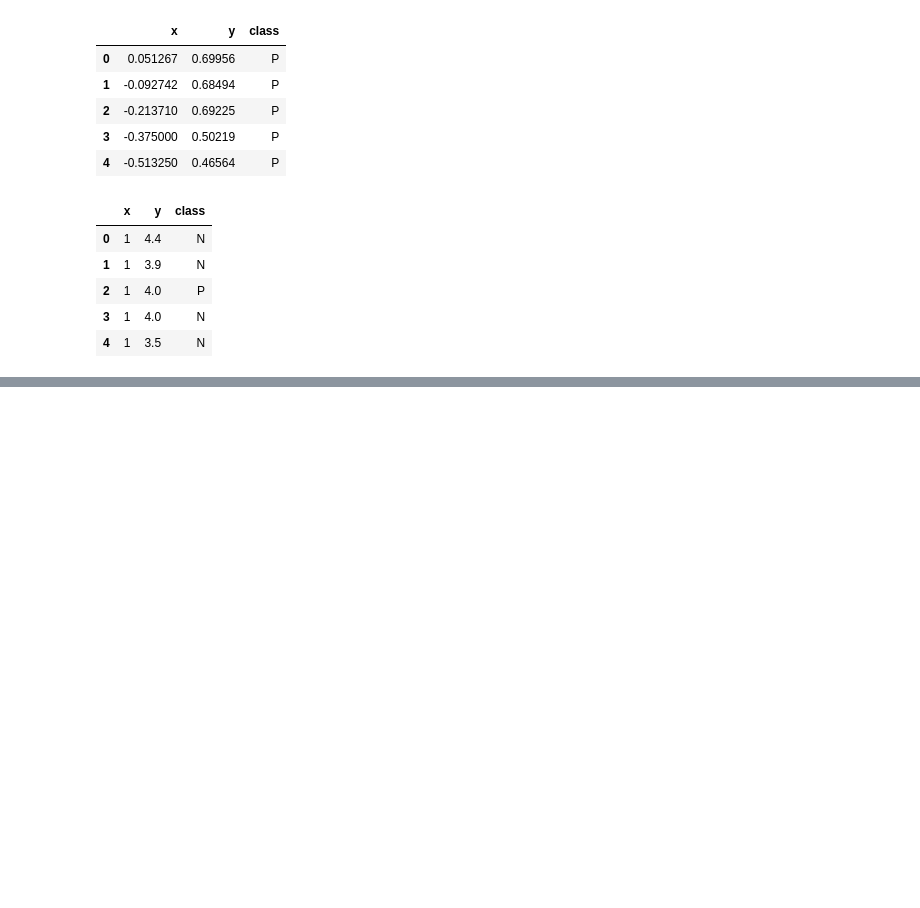
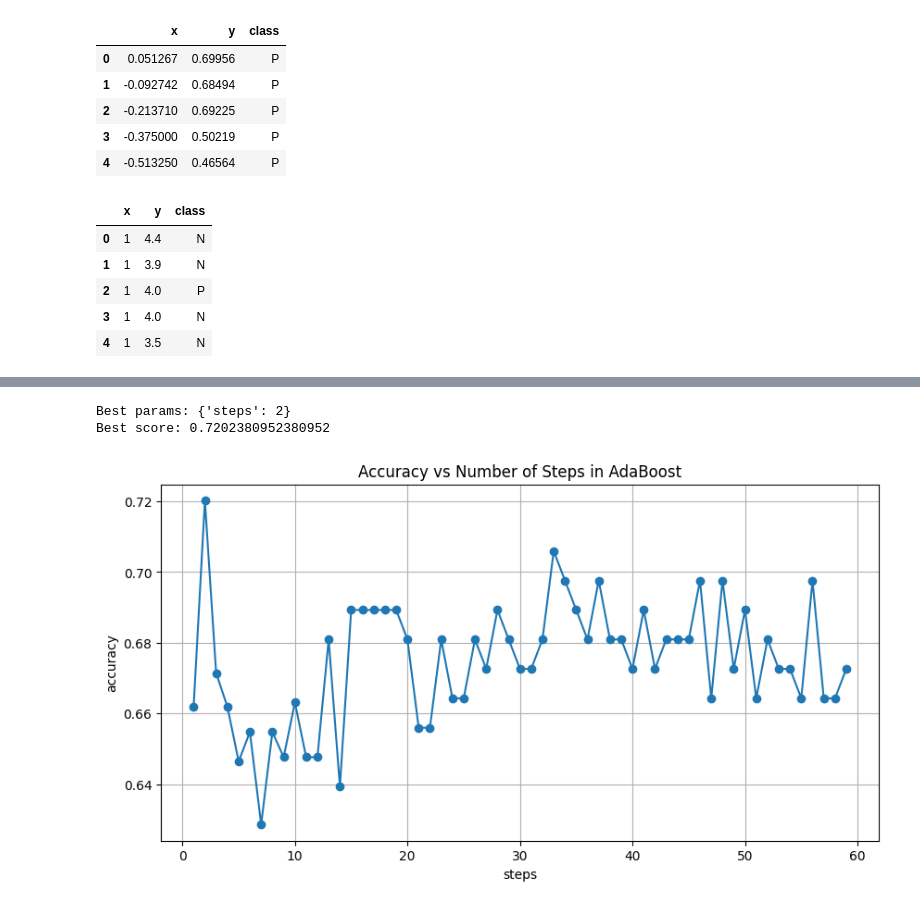
Before and after one commit to Navu45/mipt_machine_learning, a Jupyter notebook: hw4.ipynb, the cells around one changed output, grey strips where cells are left out. Saved outputs shown, nothing was run; the diff lists cells and outputs as text; code cells hidden in the pictures; blank space fills up the shorter version.

Commit message:
lab 4, grid search

```diff
--- a/hw4.ipynb
+++ b/hw4.ipynb
@@ -147,0 +148,33 @@ AdaBoost(base=<class 'sklearn.tree._classes.DecisionTreeClassifier'>,
+# %%
+from sklearn.model_selection import GridSearchCV
+
+def kfold(X, y):
+    clf = AdaBoost(DecisionTreeClassifier, max_depth=4)
+    param_grid = {
+        'steps': range(1, 60)
+    }
+
+    grid_search = GridSearchCV(estimator=clf, param_grid=param_grid, cv=15, scoring='accuracy', n_jobs=-1)
+
+    # Fit GridSearchCV
+    grid_search.fit(X, y)
+
+    # Best model result
+    print("Best params:", grid_search.best_params_)
+    print(f"Best score: {grid_search.best_score_}")
+
+    # Plotting results
+    results = grid_search.cv_results_
+    plt.figure(figsize=(10, 5))
+    plt.plot(results['param_steps'].data, results['mean_test_score'], marker='o', linestyle='-')
+    plt.title('Accuracy vs Number of Steps in AdaBoost')
+    plt.xlabel('steps')
+    plt.ylabel('accuracy')
+    plt.grid(True)
+    plt.show()
+# %%
+kfold(*X_y(chips))
+# %% [output]
+Best params: {'steps': 2}
+Best score: 0.7202380952380952
+[figure, added]
```
Also changed, not shown: parts of 3 cells of this notebook.
